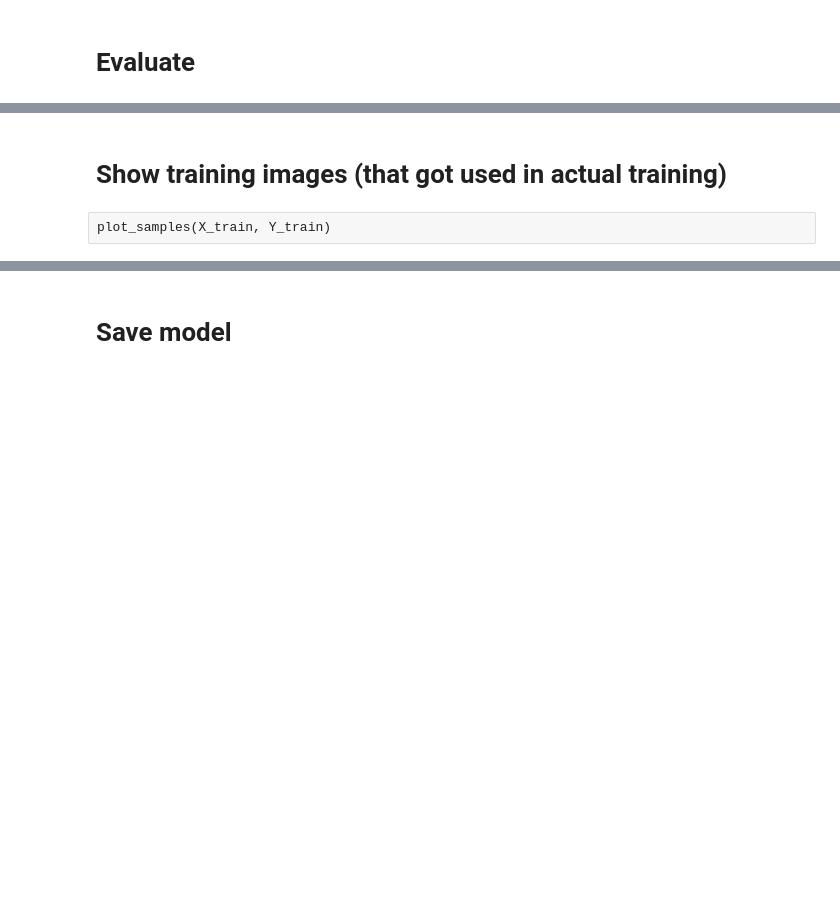
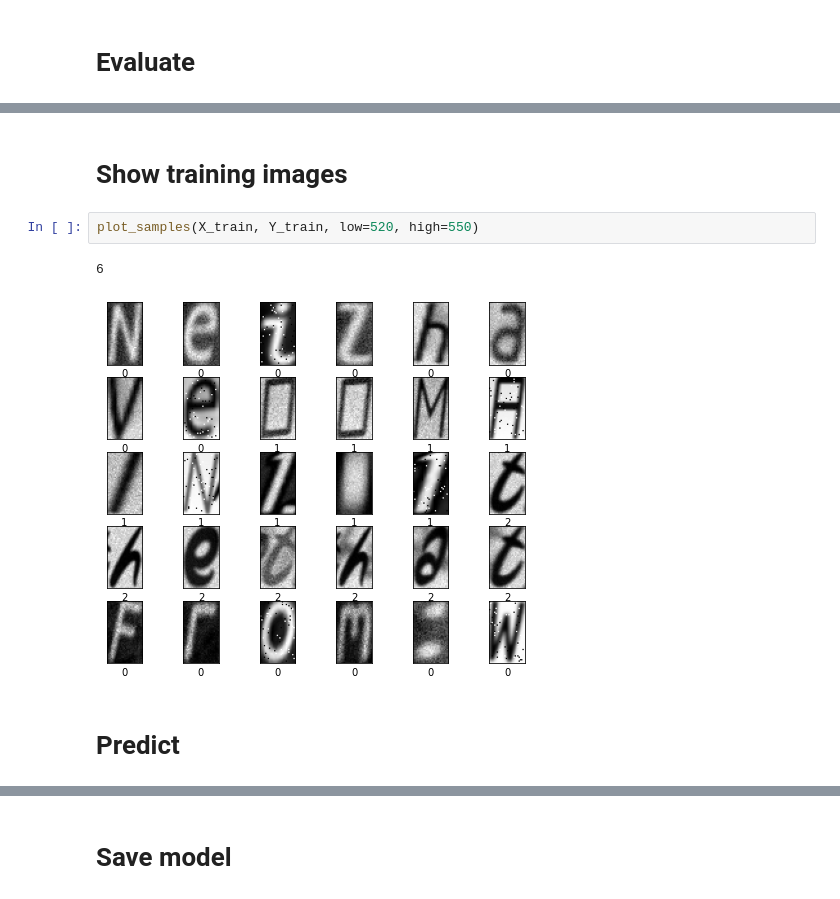
Before and after one commit to ShlomiRex/ocr-font-classifier-model, a Jupyter notebook: main.ipynb, the cells around one changed output, grey strips where cells are left out. Saved outputs shown, nothing was run; the diff lists cells and outputs as text; blank space fills up the shorter version.

```diff
--- a/main.ipynb
+++ b/main.ipynb
@@ -713,4 +715,9 @@ val loss, val acc: [0.22234287858009338, 0.9193705916404724]
 # %% [markdown]
-# Show training images (that got used in actual training)
+# Show training images
-# %% [raw]
-plot_samples(X_train, Y_train)
+# %%
+plot_samples(X_train, Y_train, low=520, high=550)
+# %% [output]
+6
+[figure, added]
+# %% [markdown]
+# Predict
```
Also changed, not shown: parts of 18 cells of this notebook.
